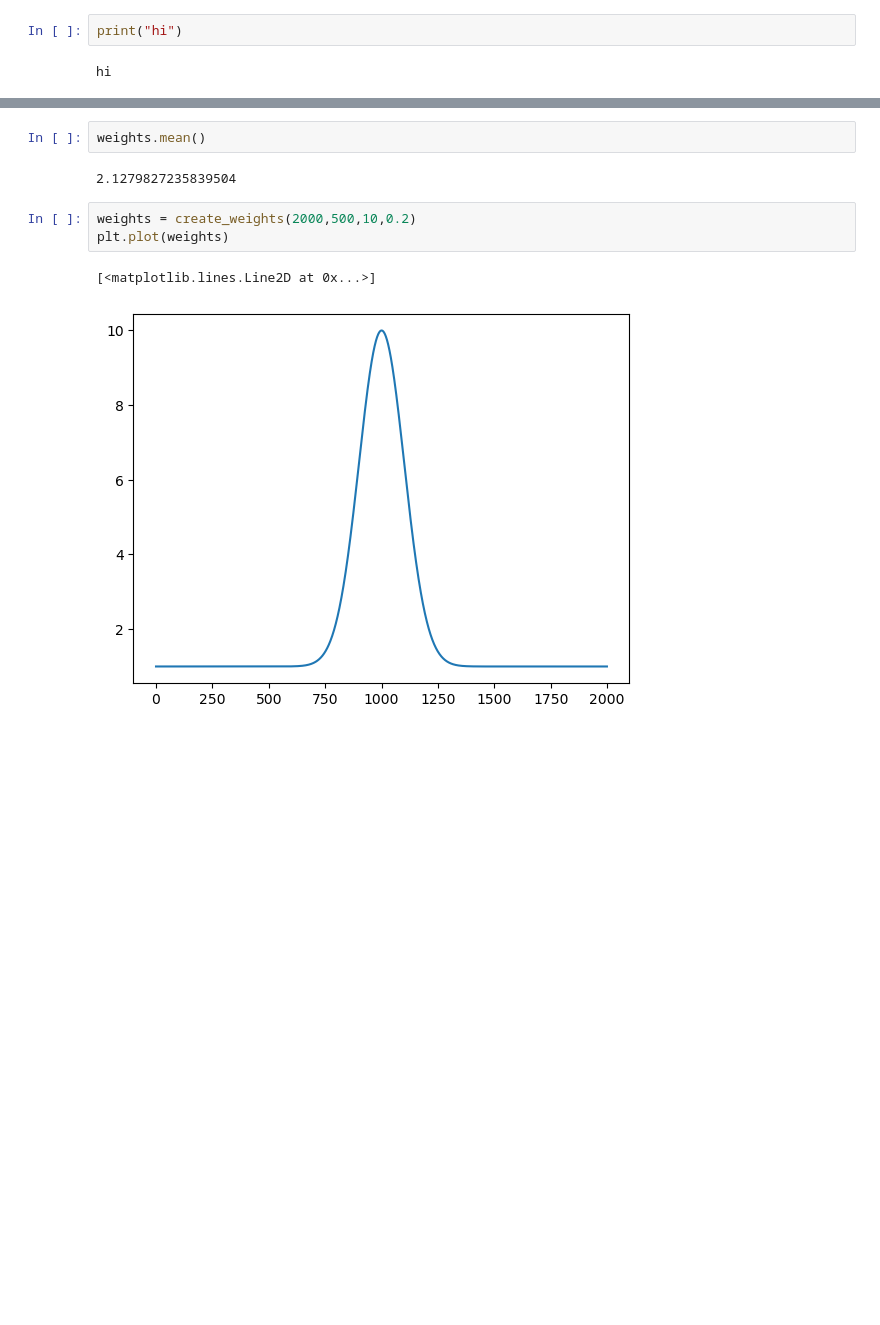
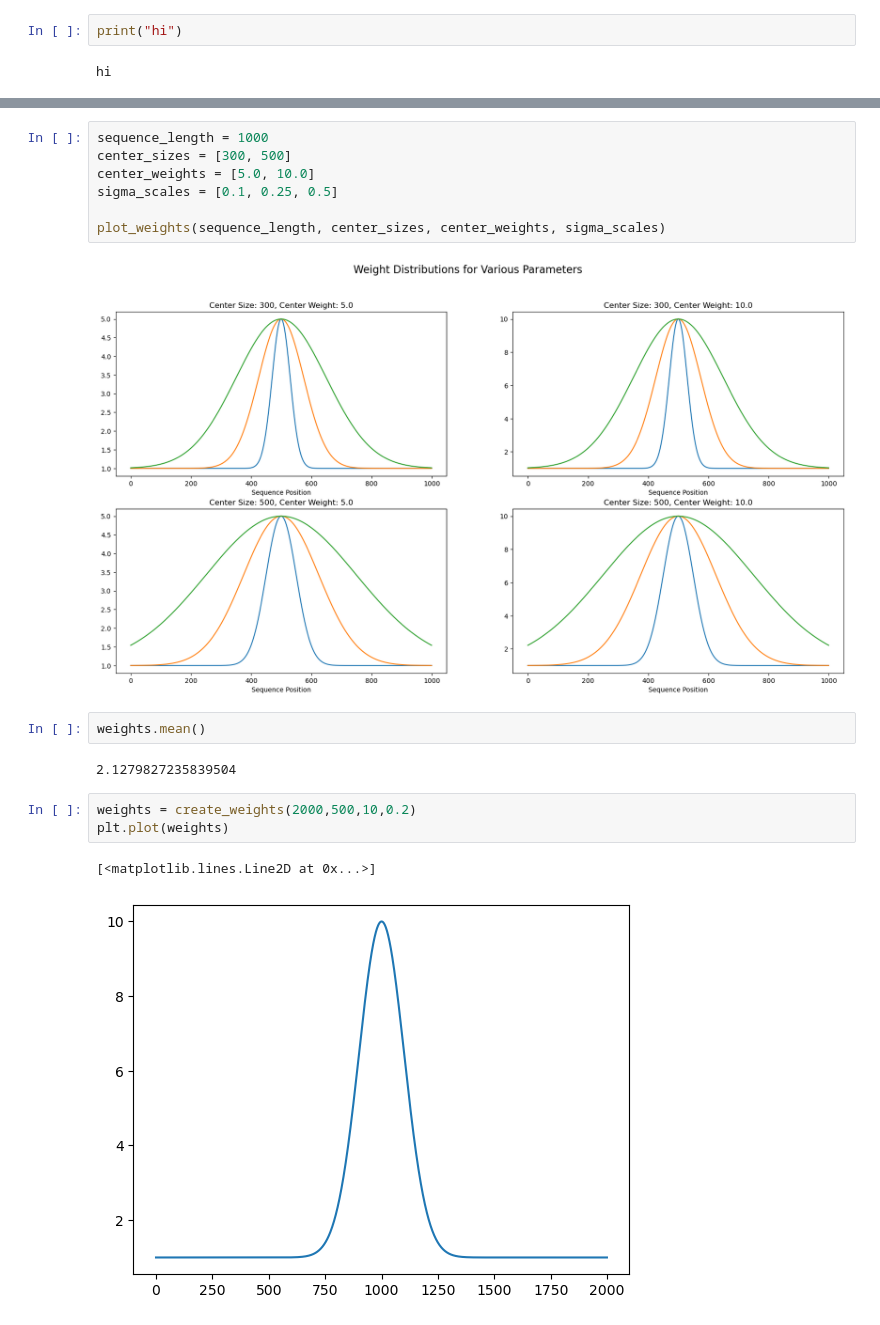
Before and after one commit to Vishvak2000/cpbl, a Jupyter notebook: testing/testing_spread.ipynb, the cells around one changed output, grey strips where cells are left out. Saved outputs shown, nothing was run; the diff lists cells and outputs as text; blank space fills up the shorter version.

```diff
--- a/testing/testing_spread.ipynb
+++ b/testing/testing_spread.ipynb
@@ -21,3 +69,12 @@ def create_weights(sequence_length, center_size, center_weight, sigma_scale):
+# %%
+sequence_length = 1000
+center_sizes = [300, 500]
+center_weights = [5.0, 10.0]
+sigma_scales = [0.1, 0.25, 0.5]
+
+plot_weights(sequence_length, center_sizes, center_weights, sigma_scales)
+# %% [output]
+[figure, added]
 # %%
 weights.mean()
 # %% [output]
```
Also changed, not shown: parts of 3 cells of this notebook, 15 other files.
